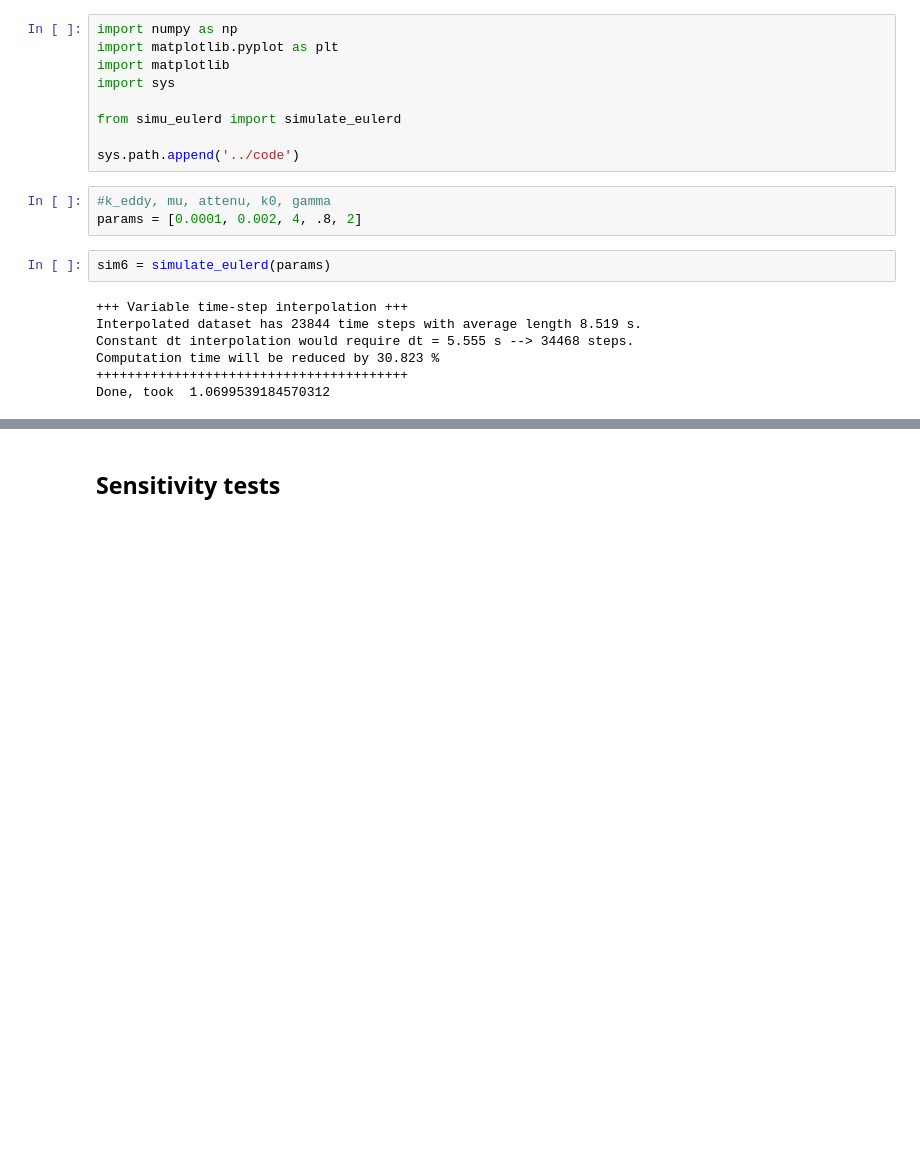
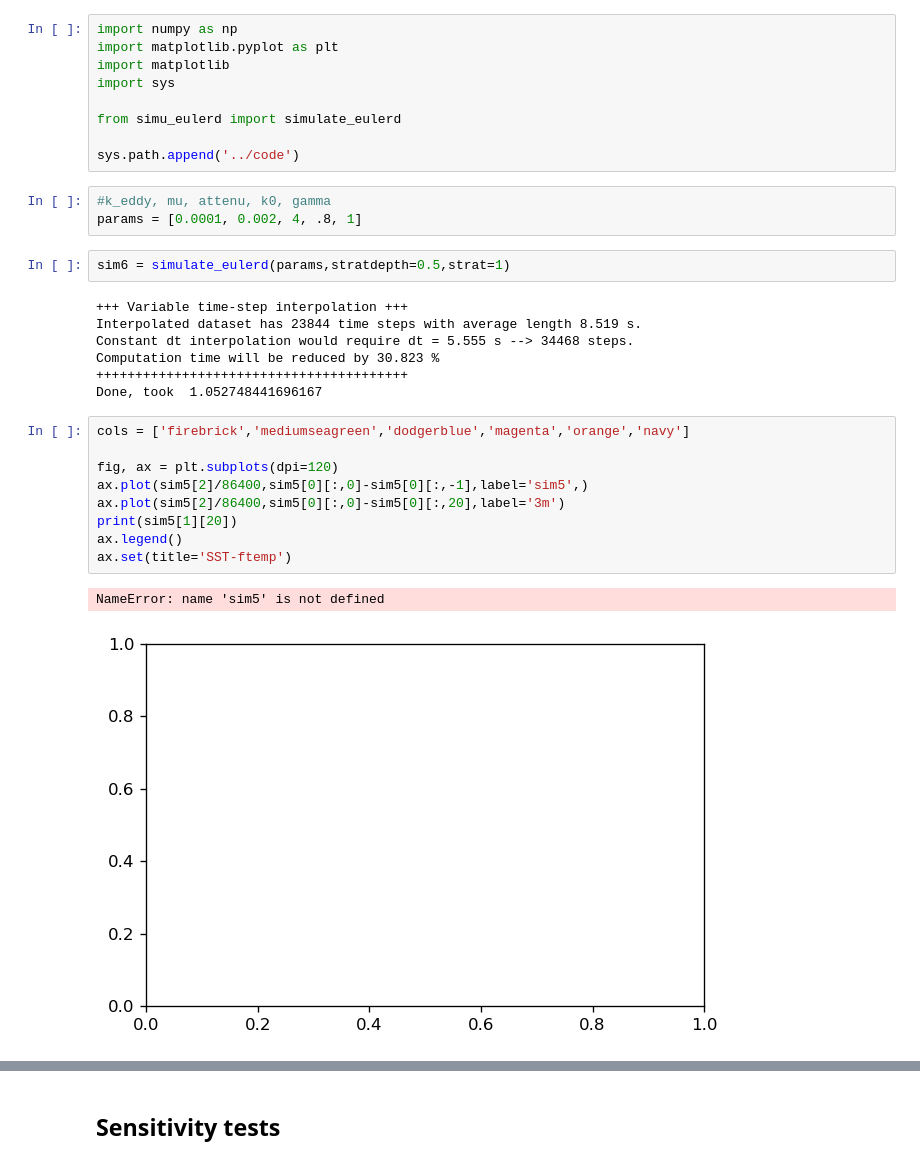
Before and after one commit to reykboerner/diusst, a Jupyter notebook: FINAL/lab_D.ipynb, the cells around one changed output, grey strips where cells are left out. Drawn from its saved outputs; the diff is of its cells as text; blank space fills up the shorter version.

```diff
--- a/FINAL/lab_D.ipynb
+++ b/FINAL/lab_D.ipynb
@@ -9,14 +9,26 @@ from simu_eulerd import simulate_eulerd
 sys.path.append('../code')
 # %%
 #k_eddy, mu, attenu, k0, gamma
-params = [0.0001, 0.002, 4, .8, 2]
+params = [0.0001, 0.002, 4, .8, 1]
 # %%
-sim6 = simulate_eulerd(params)
+sim6 = simulate_eulerd(params,stratdepth=0.5,strat=1)
 # %% [output]
 +++ Variable time-step interpolation +++
 Interpolated dataset has 23844 time steps with average length 8.519 s.
 Constant dt interpolation would require dt = 5.555 s --> 34468 steps.
 Computation time will be reduced by 30.823 %
 ++++++++++++++++++++++++++++++++++++++++
-Done, took  1.0699539184570312
+Done, took  1.052748441696167
+# %%
+cols = ['firebrick','mediumseagreen','dodgerblue','magenta','orange','navy']
+
+fig, ax = plt.subplots(dpi=120)
+ax.plot(sim5[2]/86400,sim5[0][:,0]-sim5[0][:,-1],label='sim5',)
+ax.plot(sim5[2]/86400,sim5[0][:,0]-sim5[0][:,20],label='3m')
+print(sim5[1][20])
+ax.legend()
+ax.set(title='SST-ftemp')
+# %% [output]
+NameError: name 'sim5' is not defined
+[figure, added]
 # %%
```
Also changed, not shown: parts of 4 cells of this notebook, 25 other files.
